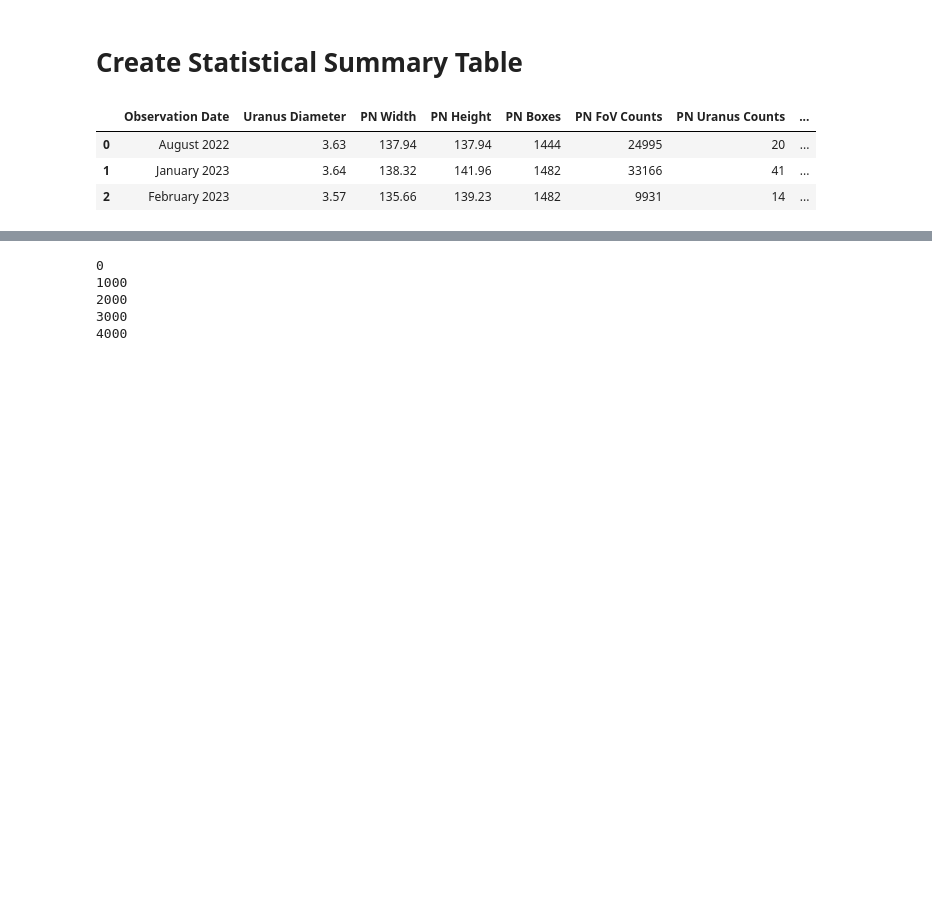
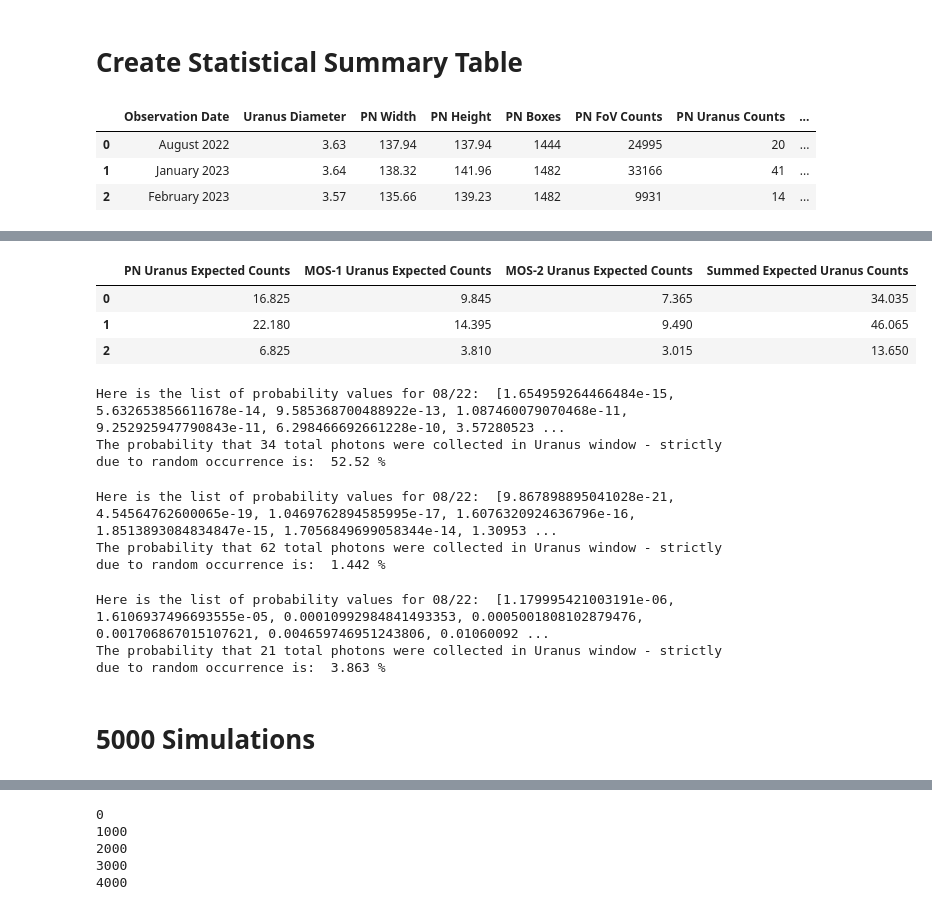
Before and after one commit to hannamag101/Adamski_Uranus_Updates_2024, a Jupyter notebook: uranus_monte_carlo.ipynb, the cells around one changed output, grey strips where cells are left out. Saved outputs shown, nothing was run; the diff lists cells and outputs as text; code cells hidden in the pictures; blank space fills up the shorter version.

```diff
--- a/uranus_monte_carlo.ipynb
+++ b/uranus_monte_carlo.ipynb
@@ -646,0 +514,75 @@ npn_2, nmos1_2, nmos2_2 = monte_carlo(df, n_simulations=int(5000), ind = 2, plot
+# %%
+# Append to df - expected counts if random, uniform scattering - 200 SIMULATIONS
+row1 = [np.mean(npn_0), np.mean(nmos1_0), np.mean(nmos2_0), np.mean(npn_0) + np.mean(nmos1_0) + np.mean(nmos2_0)]
+row2 = [np.mean(npn_1), np.mean(nmos1_1), np.mean(nmos2_1), np.mean(npn_1) + np.mean(nmos1_1) + np.mean(nmos2_1)]
+row3 = [np.mean(npn_2), np.mean(nmos1_2), np.mean(nmos2_2), np.mean(npn_2) + np.mean(nmos1_2) + np.mean(nmos2_2)]
+
+df_exp = pd.DataFrame([row1, row2, row3], columns = ['PN Uranus Expected Counts', 'MOS-1 Uranus Expected Counts', 'MOS-2 Uranus Expected Counts', 'Summed Expected Uranus Counts'])
+df_exp
+# %% [output]
+|  | PN Uranus Expected Counts | MOS-1 Uranus Expected Counts | MOS-2 Uranus Expected Counts | Summed Expected Uranus Counts |
+| 0 | 16.825 | 9.845 | 7.365 | 34.035 |
+| 1 | 22.180 | 14.395 | 9.490 | 46.065 |
+| 2 | 6.825 | 3.810 | 3.015 | 13.650 |
+# %%
+# For 08/22
+lambda_08_22 = 34.035
+k_08_22 = 34
+
+exp_sum = []
+for i in range(34):
+    ind_exp_sum = (np.exp(-lambda_08_22) * (lambda_08_22 ** (i))) / math.factorial(i)
+    exp_sum.append(ind_exp_sum)
+
+print("Here is the list of probability values for 08/22: ", exp_sum)
+tot_prob = sum(exp_sum)
+
+cond_prob_08_22 = 1 - tot_prob
+cond_prob_08_22
+
+print("The probability that 34 total photons were collected in Uranus window - strictly due to random occurrence is: ", round(cond_prob_08_22 * 100, 3), "%")
+# %% [output]
+Here is the list of probability values for 08/22:  [1.654959264466484e-15, 5.632653856611678e-14, 9.585368700488922e-13, 1.087460079070468e-11, 9.252925947790843e-11, 6.298466692661228e-10, 3.57280523 ...
+The probability that 34 total photons were collected in Uranus window - strictly due to random occurrence is:  52.52 %
+# %%
+# For 01/23
+lambda_01_23 = 46.065
+k_01_23 = 62
+
+exp_sum = []
+for i in range(62):
+    ind_exp_sum = (np.exp(-lambda_01_23) * (lambda_01_23 ** (i))) / math.factorial(i)
+    exp_sum.append(ind_exp_sum)
+
+print("Here is the list of probability values for 08/22: ", exp_sum)
+tot_prob = sum(exp_sum)
+
+cond_prob_01_23 = 1 - tot_prob
+cond_prob_01_23
+
+print("The probability that 62 total photons were collected in Uranus window - strictly due to random occurrence is: ", round(cond_prob_01_23 * 100, 3), "%")
+# %% [output]
+Here is the list of probability values for 08/22:  [9.867898895041028e-21, 4.54564762600065e-19, 1.0469762894585995e-17, 1.6076320924636796e-16, 1.8513893084834847e-15, 1.7056849699058344e-14, 1.30953 ...
+The probability that 62 total photons were collected in Uranus window - strictly due to random occurrence is:  1.442 %
+# %%
+# For 02/23
+lambda_02_23 = 13.650
+k_02_23 = 21
+
+exp_sum = []
+for i in range(21):
+    ind_exp_sum = (np.exp(-lambda_02_23) * (lambda_02_23 ** (i))) / math.factorial(i)
+    exp_sum.append(ind_exp_sum)
+
+print("Here is the list of probability values for 08/22: ", exp_sum)
+tot_prob = sum(exp_sum)
+
+cond_prob_02_23 = 1 - tot_prob
+cond_prob_02_23
+
+print("The probability that 21 total photons were collected in Uranus window - strictly due to random occurrence is: ", round(cond_prob_02_23 * 100, 3), "%")
+# %% [output]
+Here is the list of probability values for 08/22:  [1.179995421003191e-06, 1.6106937496693555e-05, 0.00010992984841493353, 0.0005001808102879476, 0.001706867015107621, 0.004659746951243806, 0.01060092 ...
+The probability that 21 total photons were collected in Uranus window - strictly due to random occurrence is:  3.863 %
+# %% [markdown]
+# 5000 Simulations
```
Also changed, not shown: parts of 22 cells of this notebook.
